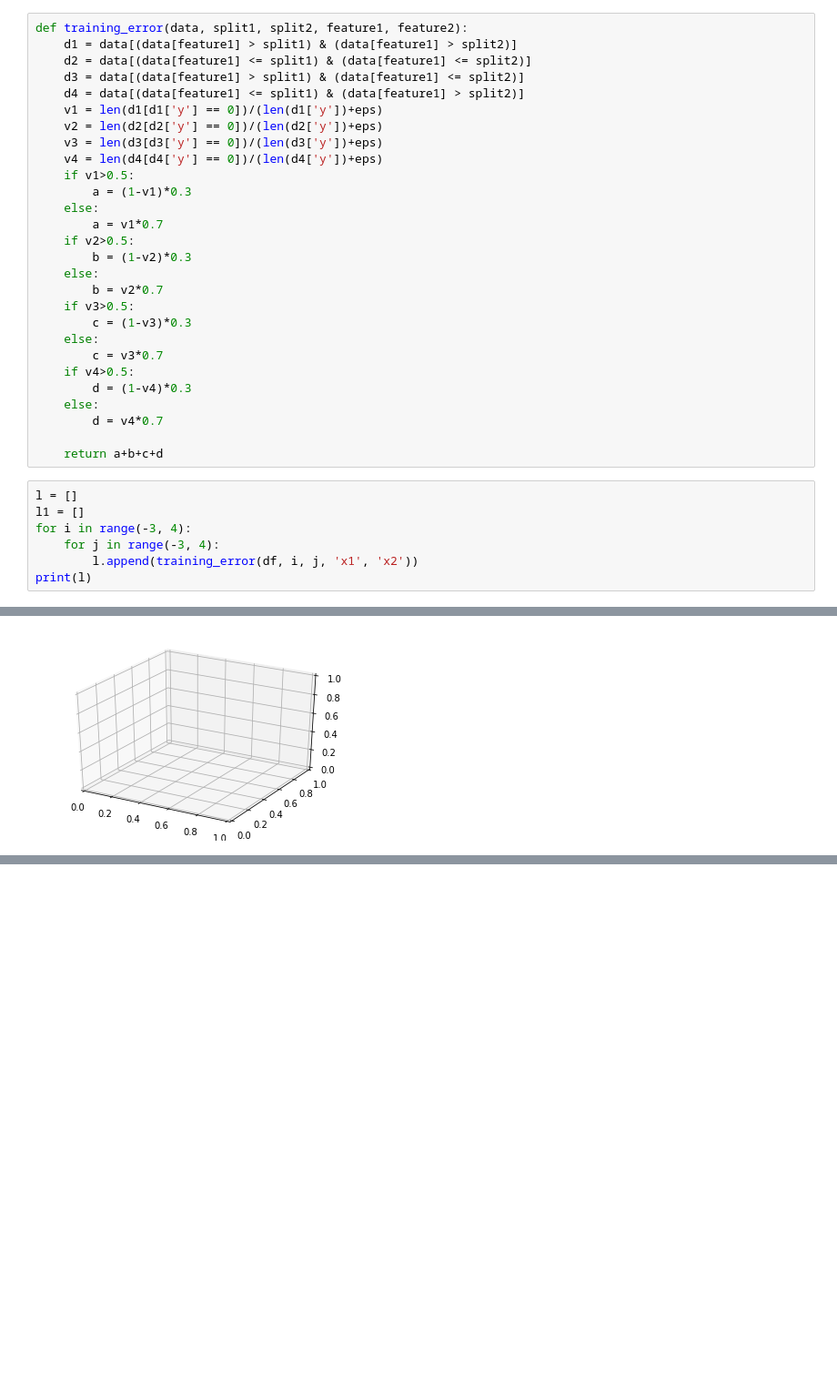
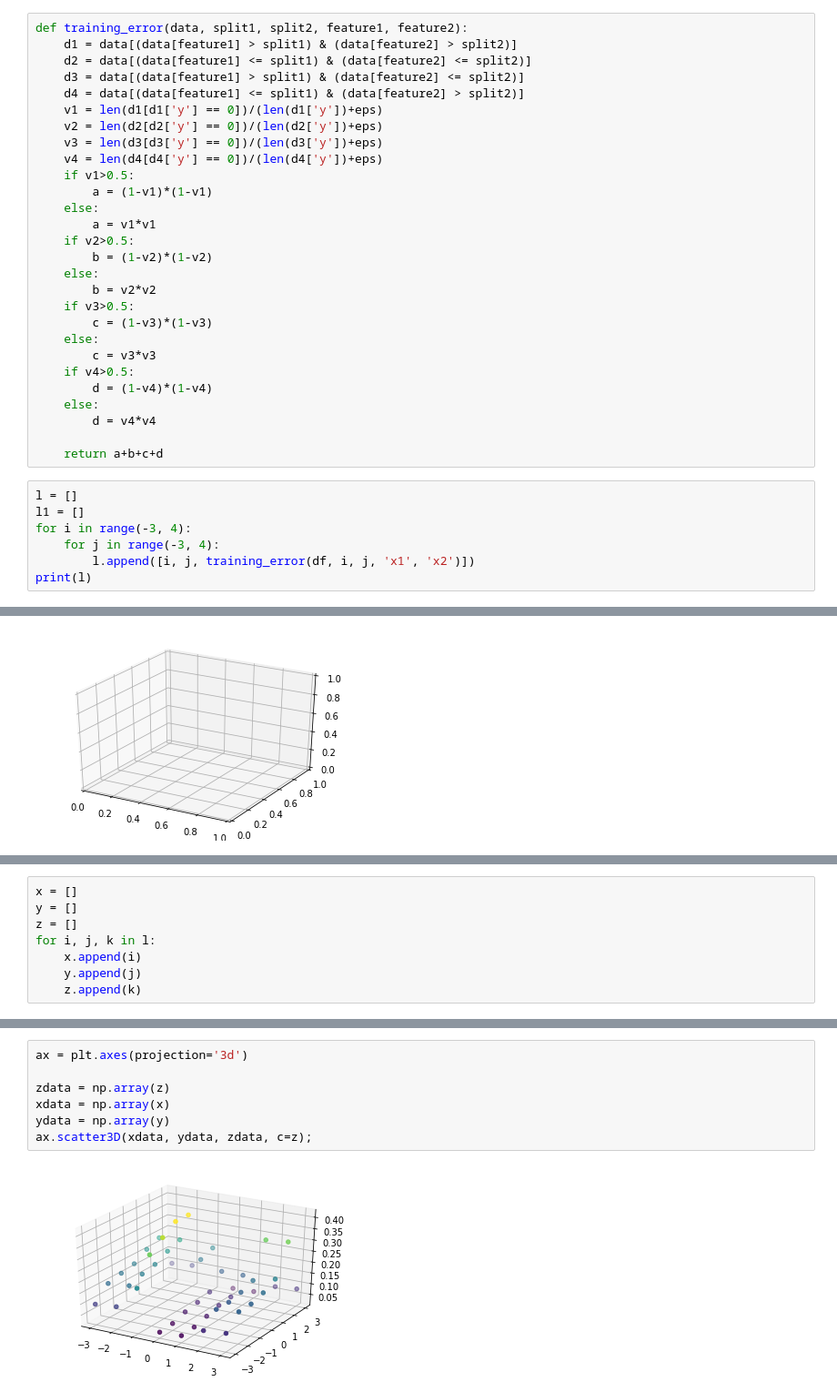
Before and after one commit to ruchipendse/Information_Theory_NN, a Jupyter notebook: 3D_split.ipynb, the cells around one changed output, grey strips where cells are left out. Shown at 91% size. Cells and saved outputs as stored; diff of their text form; blank space fills up the shorter version.

```diff
--- a/3D_split.ipynb
+++ b/3D_split.ipynb
@@ -23,30 +23,30 @@ plt.show()
 [figure]
 # %%
 def training_error(data, split1, split2, feature1, feature2):
-    d1 = data[(data[feature1] > split1) & (data[feature1] > split2)]
-    d2 = data[(data[feature1] <= split1) & (data[feature1] <= split2)]
-    d3 = data[(data[feature1] > split1) & (data[feature1] <= split2)]
-    d4 = data[(data[feature1] <= split1) & (data[feature1] > split2)]
+    d1 = data[(data[feature1] > split1) & (data[feature2] > split2)]
+    d2 = data[(data[feature1] <= split1) & (data[feature2] <= split2)]
+    d3 = data[(data[feature1] > split1) & (data[feature2] <= split2)]
+    d4 = data[(data[feature1] <= split1) & (data[feature2] > split2)]
     v1 = len(d1[d1['y'] == 0])/(len(d1['y'])+eps)
     v2 = len(d2[d2['y'] == 0])/(len(d2['y'])+eps)
     v3 = len(d3[d3['y'] == 0])/(len(d3['y'])+eps)
     v4 = len(d4[d4['y'] == 0])/(len(d4['y'])+eps)
     if v1>0.5:
-        a = (1-v1)*0.3
+        a = (1-v1)*(1-v1)
     else:
-        a = v1*0.7
+        a = v1*v1
     if v2>0.5:
-        b = (1-v2)*0.3
+        b = (1-v2)*(1-v2)
     else:
-        b = v2*0.7
+        b = v2*v2
     if v3>0.5:
-        c = (1-v3)*0.3
+        c = (1-v3)*(1-v3)
     else:
-        c = v3*0.7
+        c = v3*v3
     if v4>0.5:
-        d = (1-v4)*0.3
+        d = (1-v4)*(1-v4)
     else:
-        d = v4*0.7
+        d = v4*v4
 
     return a+b+c+d
 # %%
@@ -54,6 +54,6 @@ l = []
 l1 = []
 for i in range(-3, 4):
     for j in range(-3, 4):
-        l.append(training_error(df, i, j, 'x1', 'x2'))
+        l.append([i, j, training_error(df, i, j, 'x1', 'x2')])
 print(l)
 # %% [output]
@@ -69,0 +66,8 @@ ValueError: shape mismatch: objects cannot be broadcast to a single shape
+# %%
+x = []
+y = []
+z = []
+for i, j, k in l:
+    x.append(i)
+    y.append(j)
+    z.append(k)
@@ -69,0 +86,9 @@ ValueError: shape mismatch: objects cannot be broadcast to a single shape
+# %%
+ax = plt.axes(projection='3d')
+
+zdata = np.array(z)
+xdata = np.array(x)
+ydata = np.array(y)
+ax.scatter3D(xdata, ydata, zdata, c=z);
+# %% [output]
+[figure, added]
```
Also changed, not shown: parts of 5 cells of this notebook.
